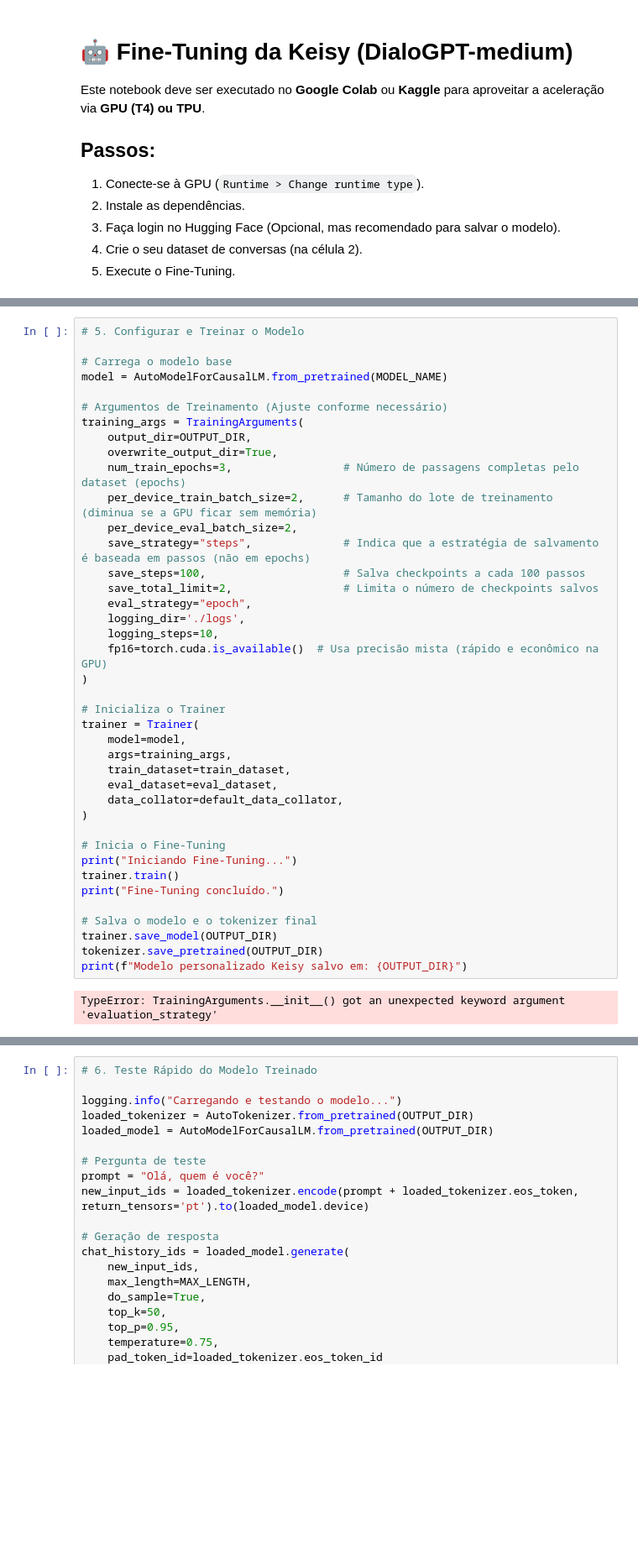
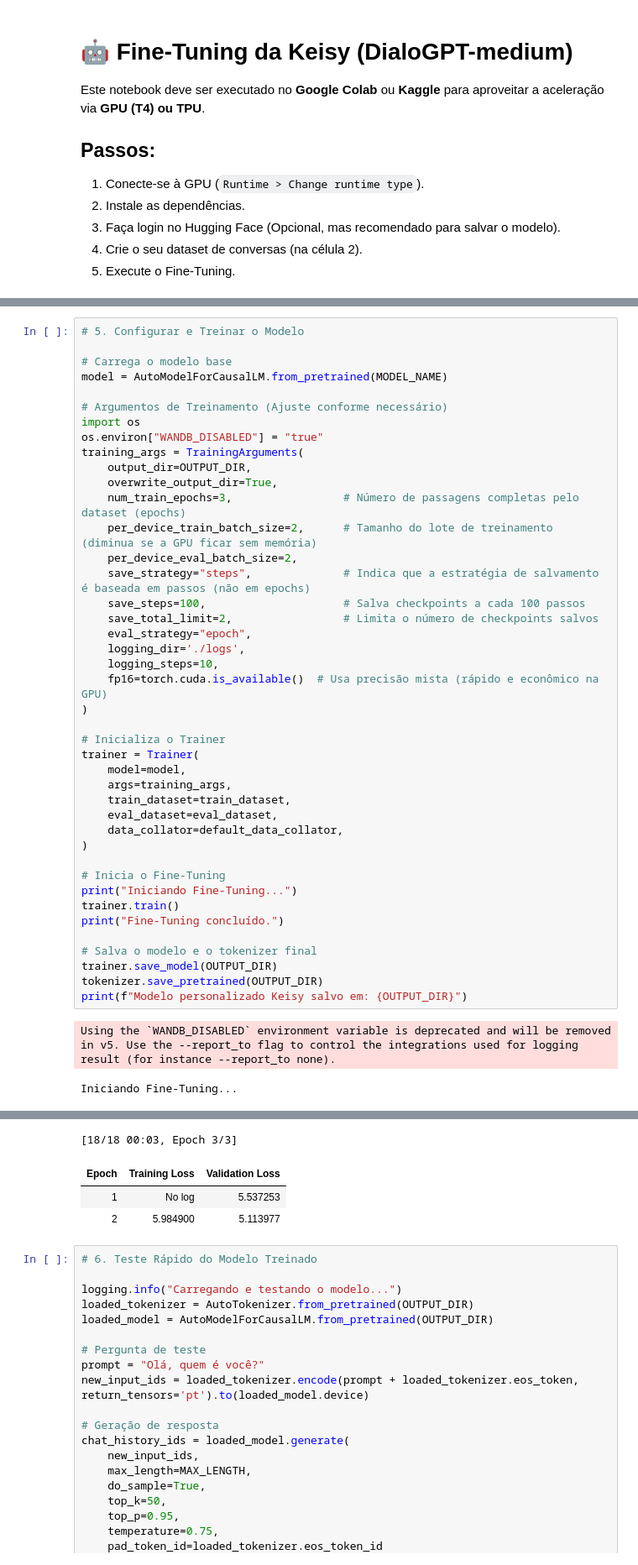
Before and after one commit to Deivyson-Figueira/Assistente-Keisy, a Jupyter notebook: train_finetune.ipynb, the cells around one changed output, grey strips where cells are left out. Shown at 84% size. Saved outputs shown, nothing was run; the diff lists cells and outputs as text; blank space fills up the shorter version.

```diff
--- a/train_finetune.ipynb
+++ b/train_finetune.ipynb
@@ -149,6 +280,8 @@ Dados de Treino: 0, Dados de Avaliação: 1
 model = AutoModelForCausalLM.from_pretrained(MODEL_NAME)
 
 # Argumentos de Treinamento (Ajuste conforme necessário)
+import os
+os.environ["WANDB_DISABLED"] = "true"
 training_args = TrainingArguments(
     output_dir=OUTPUT_DIR,
     overwrite_output_dir=True,
@@ -183,4 +316,5 @@ trainer.save_model(OUTPUT_DIR)
 tokenizer.save_pretrained(OUTPUT_DIR)
 print(f"Modelo personalizado Keisy salvo em: {OUTPUT_DIR}")
 # %% [output]
-TypeError: TrainingArguments.__init__() got an unexpected keyword argument 'evaluation_strategy'
+Using the `WANDB_DISABLED` environment variable is deprecated and will be removed in v5. Use the --report_to flag to control the integrations used for logging result (for instance --report_to none).
+Iniciando Fine-Tuning...
@@ -187,3 +322,7 @@ TypeError: TrainingArguments.__init__() got an unexpected keyword argument 'eval
+[18/18 00:03, Epoch 3/3]
+| Epoch | Training Loss | Validation Loss |
+| 1 | No log | 5.537253 |
+| 2 | 5.984900 | 5.113977 |
 # %%
 # 6. Teste Rápido do Modelo Treinado
 
```
Also changed, not shown: parts of 4 cells of this notebook.
